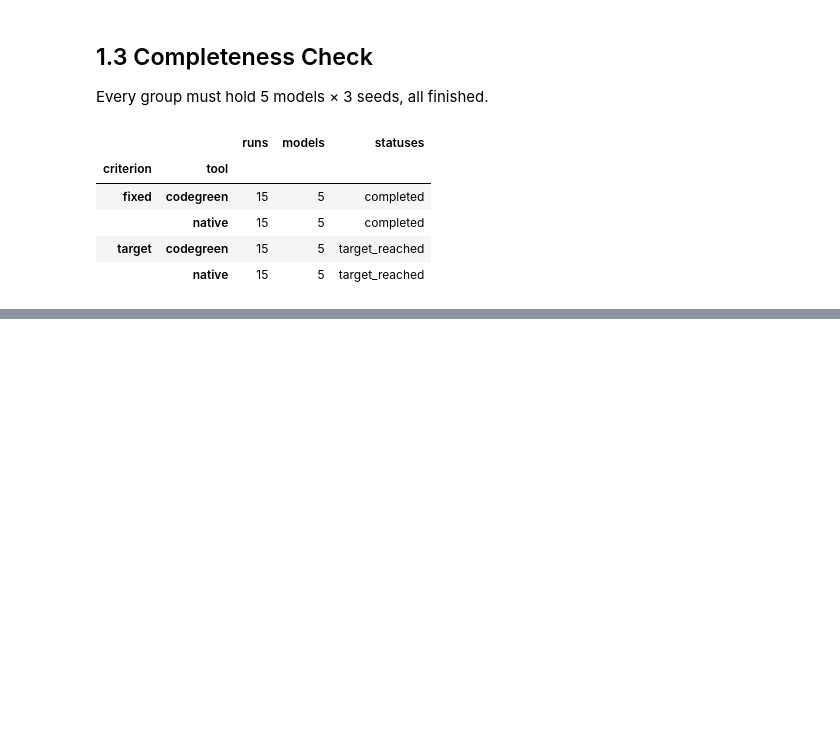
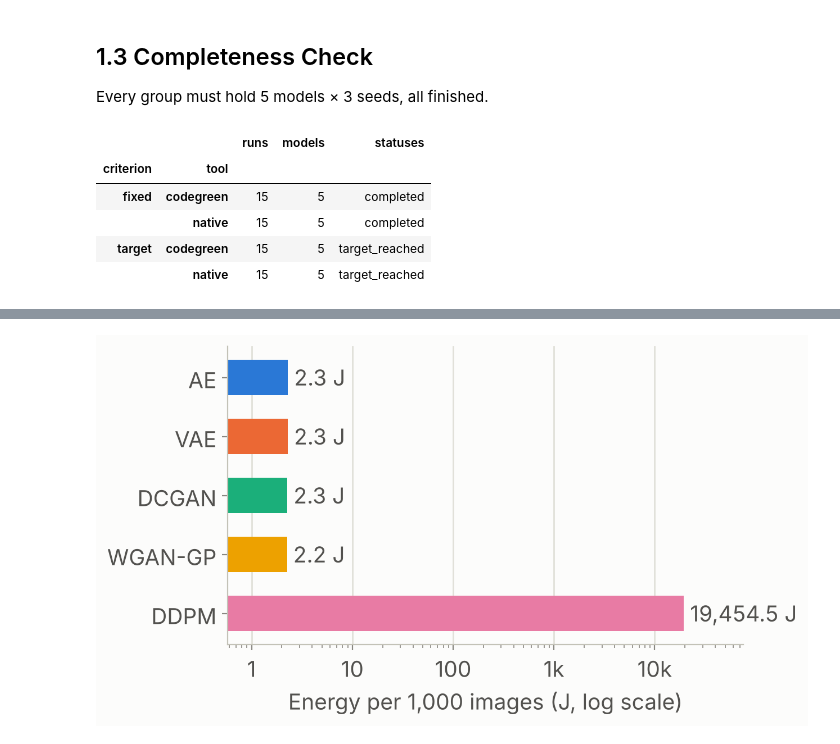
Before and after one commit to masud70/QpJ, a Jupyter notebook: analysis.ipynb, the cells around one changed output, grey strips where cells are left out. Saved outputs shown, nothing was run; the diff lists cells and outputs as text; code cells hidden in the pictures; blank space fills up the shorter version.

```diff
--- a/analysis.ipynb
+++ b/analysis.ipynb
@@ -421,0 +247,5 @@ show({"DCGAN / DDPM, QpJ with final sampling": t.qpj_train_inference.dcgan / t.q
+# %%
+A.bar_chart([A.NAMES[k] for k in m.index], list(inference), [A.COLORS[k] for k in m.index],
+            "Energy per 1,000 images (J, log scale)", None, lambda v: f"{v:,.1f} J")
+# %% [output]
+[figure, added]
```
Also changed, not shown: parts of 114 cells of this notebook.
